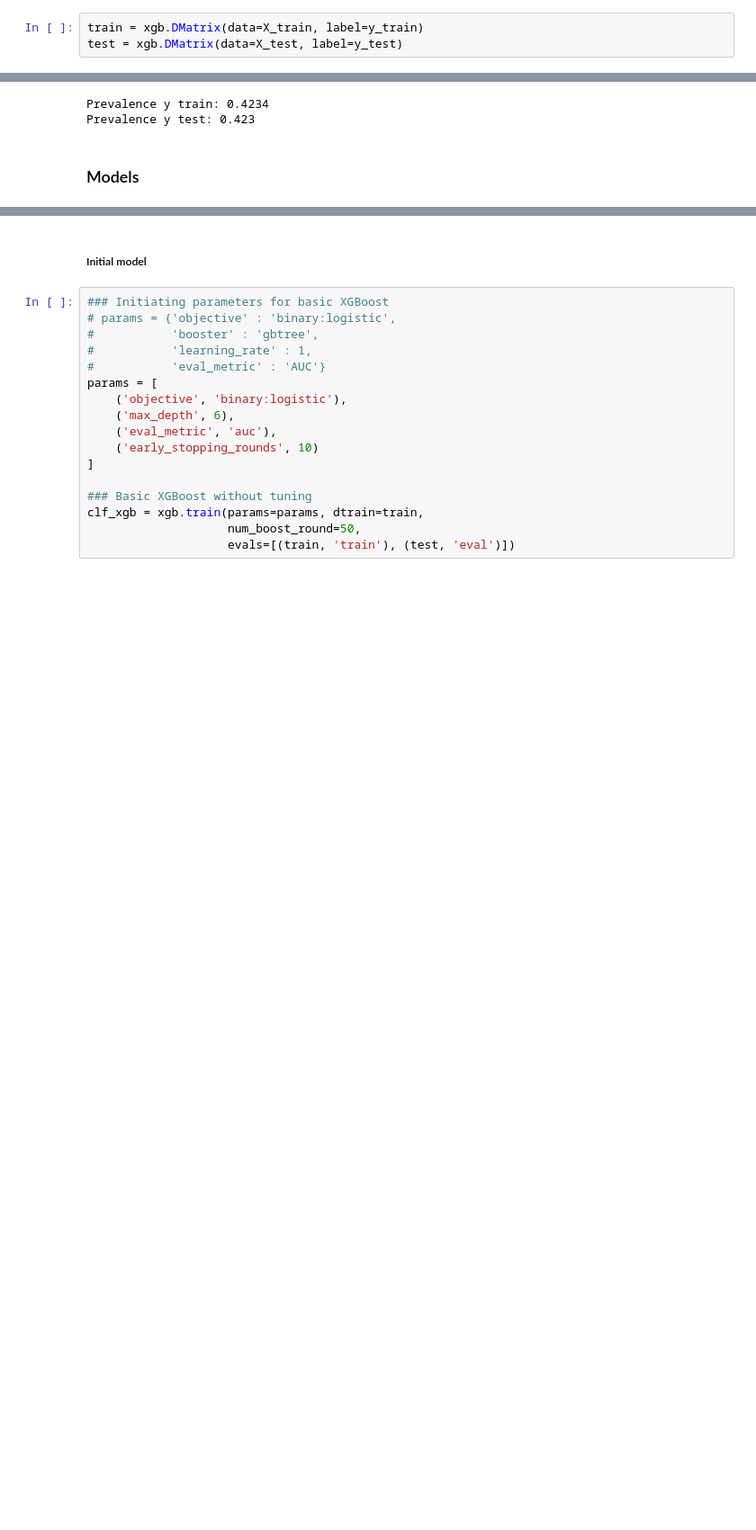
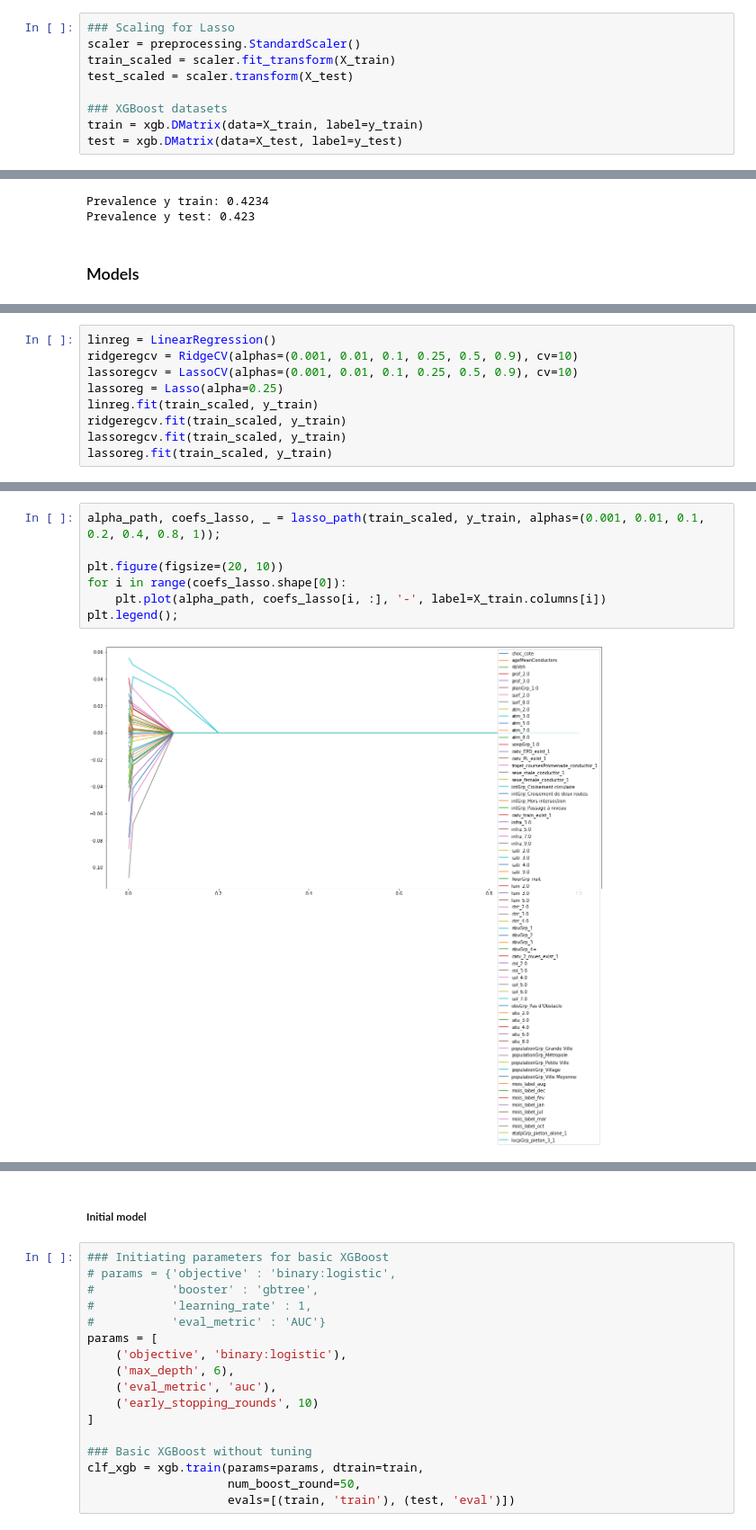
Before and after one commit to YacineHajjiDataScientist/20220814_dsProject, a Jupyter notebook: Tuning.ipynb, the cells around one changed output, grey strips where cells are left out. Shown at 90% size. Saved outputs shown, nothing was run; the diff lists cells and outputs as text; blank space fills up the shorter version.

```diff
--- a/Tuning.ipynb
+++ b/Tuning.ipynb
@@ -79,6 +86,12 @@ Index(['choc_cote', 'ageMeanConductors', 'nbVeh', 'prof_2.0', 'prof_3.0',
 # %%
 X_train, X_test, y_train, y_test = model_selection.train_test_split(feature_matrix, target, test_size=0.2, random_state=1)
 # %%
+### Scaling for Lasso
+scaler = preprocessing.StandardScaler()
+train_scaled = scaler.fit_transform(X_train)
+test_scaled = scaler.transform(X_test)
+
+### XGBoost datasets
 train = xgb.DMatrix(data=X_train, label=y_train)
 test = xgb.DMatrix(data=X_test, label=y_test)
 # %%
@@ -91,0 +112,9 @@ Prevalence y test: 0.423
+# %%
+linreg = LinearRegression()
+ridgeregcv = RidgeCV(alphas=(0.001, 0.01, 0.1, 0.25, 0.5, 0.9), cv=10)
+lassoregcv = LassoCV(alphas=(0.001, 0.01, 0.1, 0.25, 0.5, 0.9), cv=10)
+lassoreg = Lasso(alpha=0.25)
+linreg.fit(train_scaled, y_train)
+ridgeregcv.fit(train_scaled, y_train)
+lassoregcv.fit(train_scaled, y_train)
+lassoreg.fit(train_scaled, y_train)
@@ -91,0 +145,9 @@ Prevalence y test: 0.423
+# %%
+alpha_path, coefs_lasso, _ = lasso_path(train_scaled, y_train, alphas=(0.001, 0.01, 0.1, 0.2, 0.4, 0.8, 1));
+
+plt.figure(figsize=(20, 10))
+for i in range(coefs_lasso.shape[0]):
+    plt.plot(alpha_path, coefs_lasso[i, :], '-', label=X_train.columns[i])
+plt.legend();
+# %% [output]
+[figure, added]
```
Also changed, not shown: parts of 30 cells of this notebook, 2 other files.
